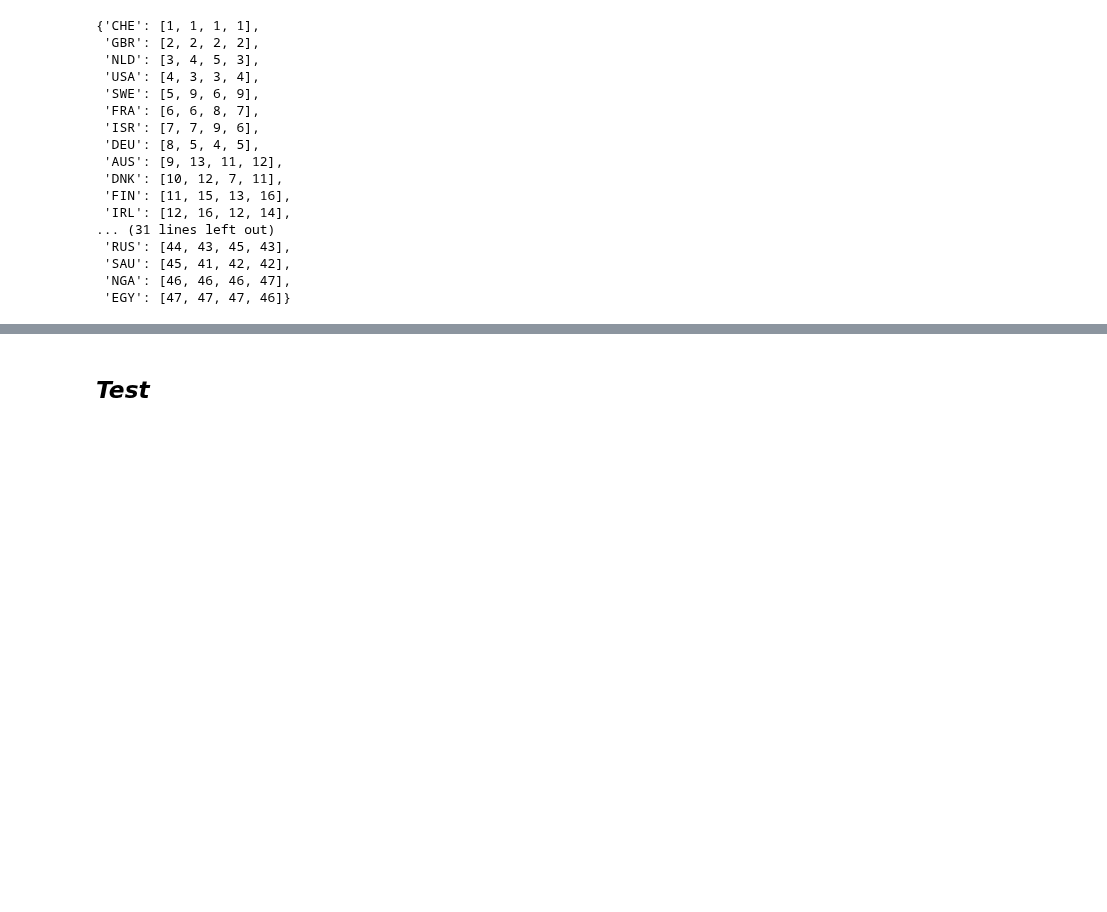
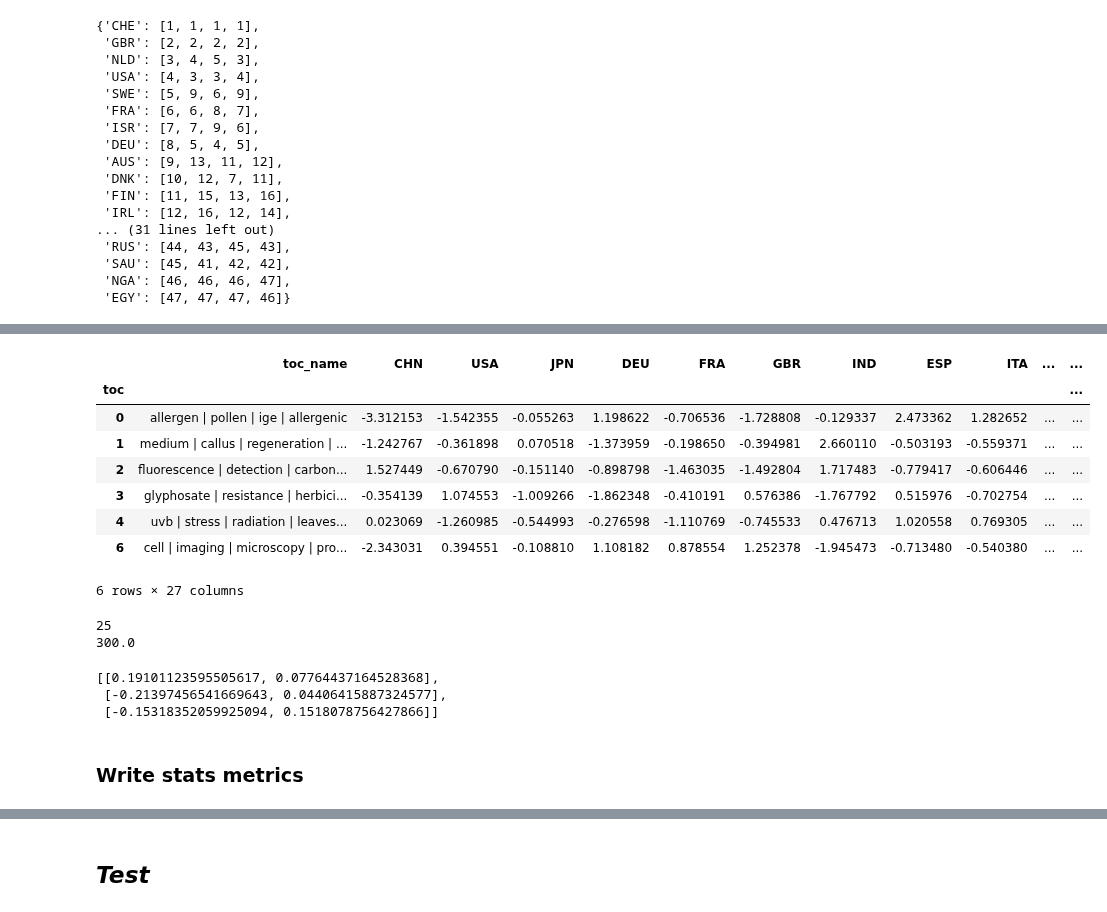
Before and after one commit to ShiuLab/plant_sci_hist, a Jupyter notebook: 8_impact/script_8_2_impact_country.ipynb, the cells around one changed output, grey strips where cells are left out. Cells and saved outputs as stored; diff of their text form; code cells hidden in the pictures; blank space fills up the shorter version.

```diff
--- a/8_impact/script_8_2_impact_country.ipynb
+++ b/8_impact/script_8_2_impact_country.ipynb
@@ -450,0 +461,24 @@ with open(file_c_avg_rank, 'w') as f:
+# %%
+# drop toc 5
+t25_toc_stat = pd.read_csv(t25_toc_stat_file, index_col=0).drop([5])
+t25_toc_stat.head(6)
+# %% [output]
+|  | toc_name | CHN | USA | JPN | DEU | FRA | GBR | IND | ESP | ITA | ... | ... |
+| toc |  |  |  |  |  |  |  |  |  |  |  | ... |
+| 0 | allergen | pollen | ige | allergenic | -3.312153 | -1.542355 | -0.055263 | 1.198622 | -0.706536 | -1.728808 | -0.129337 | 2.473362 | 1.282652 | ... | ... |
+| 1 | medium | callus | regeneration | ... | -1.242767 | -0.361898 | 0.070518 | -1.373959 | -0.198650 | -0.394981 | 2.660110 | -0.503193 | -0.559371 | ... | ... |
+| 2 | fluorescence | detection | carbon... | 1.527449 | -0.670790 | -0.151140 | -0.898798 | -1.463035 | -1.492804 | 1.717483 | -0.779417 | -0.606446 | ... | ... |
+| 3 | glyphosate | resistance | herbici... | -0.354139 | 1.074553 | -1.009266 | -1.862348 | -0.410191 | 0.576386 | -1.767792 | 0.515976 | -0.702754 | ... | ... |
+| 4 | uvb | stress | radiation | leaves... | 0.023069 | -1.260985 | -0.544993 | -0.276598 | -1.110769 | -0.745533 | 0.476713 | 1.020558 | 0.769305 | ... | ... |
+| 6 | cell | imaging | microscopy | pro... | -2.343031 | 0.394551 | -0.108810 | 1.108182 | 0.878554 | 1.252378 | -1.945473 | -0.713480 | -0.540380 | ... | ... |
+6 rows × 27 columns
+# %%
+# list of top 25 countries
+t25_list = t25_toc_stat.columns[1:-1].tolist()
+print(len(t25_list))
+
+# Expected number of non-self pairs: square matrix of 25*25 - 25 self, than half
+print((25*25-25)/2)
+# %% [output]
+25
+300.0
@@ -450,0 +523,8 @@ with open(file_c_avg_rank, 'w') as f:
+# %%
+c_stats['CHN']['JPN']
+# %% [output]
+[[0.19101123595505617, 0.07764437164528368],
+ [-0.21397456541669643, 0.04406415887324577],
+ [-0.15318352059925094, 0.1518078756427866]]
+# %% [markdown]
+### Write stats metrics
```
Also changed, not shown: parts of 16 cells of this notebook.
